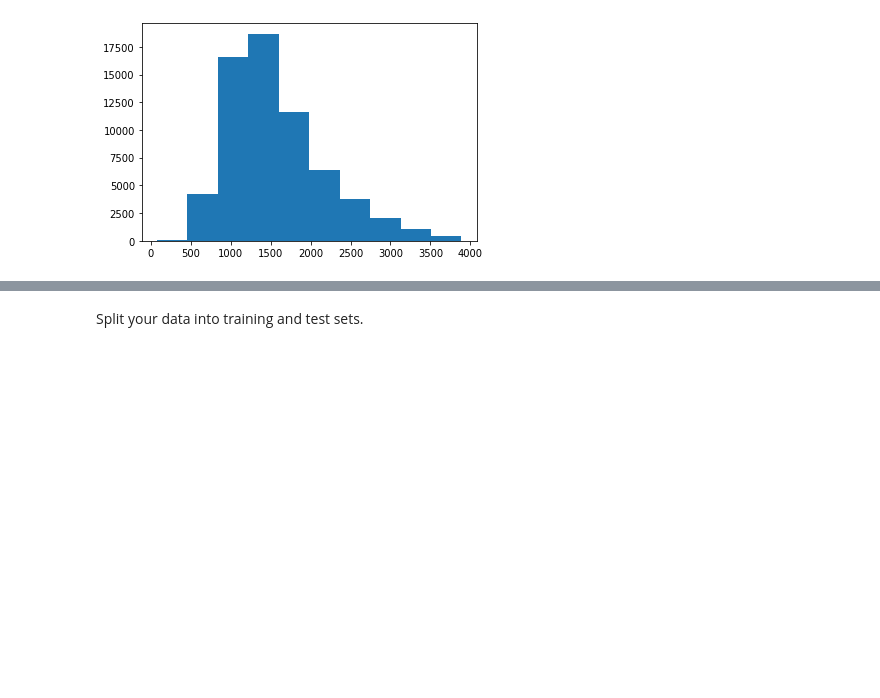
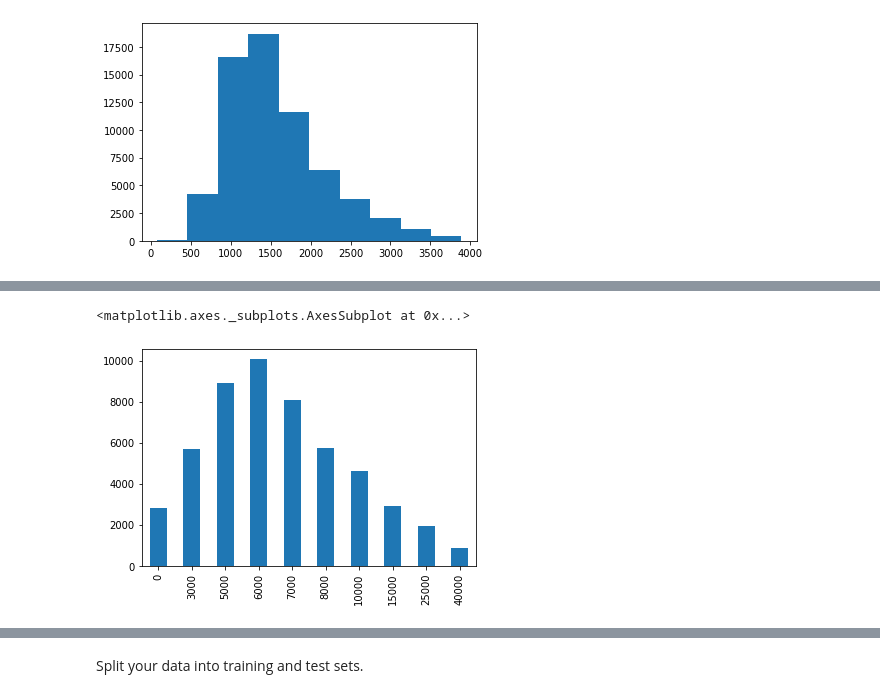
Before and after one commit to clustering-zillow/clustering-zillow, a Jupyter notebook: Brandi-cluster.ipynb, the cells around one changed output, grey strips where cells are left out. Cells and saved outputs as stored; diff of their text form; code cells hidden in the pictures; blank space fills up the shorter version.

```diff
--- a/Brandi-cluster.ipynb
+++ b/Brandi-cluster.ipynb
@@ -184,0 +198,5 @@ zillow.sf_bin.value_counts(sort = False).plot.bar()
+# %%
+zillow.lotsf_bin.value_counts(sort = False).plot.bar()
+# %% [output]
+<matplotlib.axes._subplots.AxesSubplot at 0x...>
+[figure, added]
```
Also changed, not shown: parts of 12 cells of this notebook, 1 other file.
